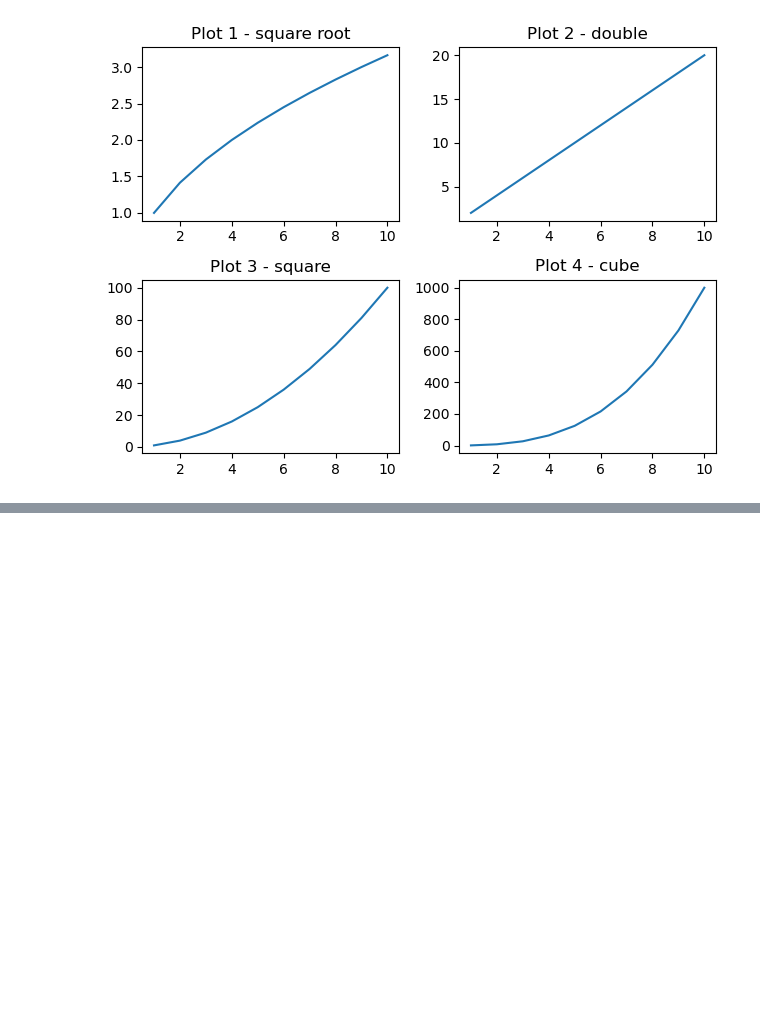
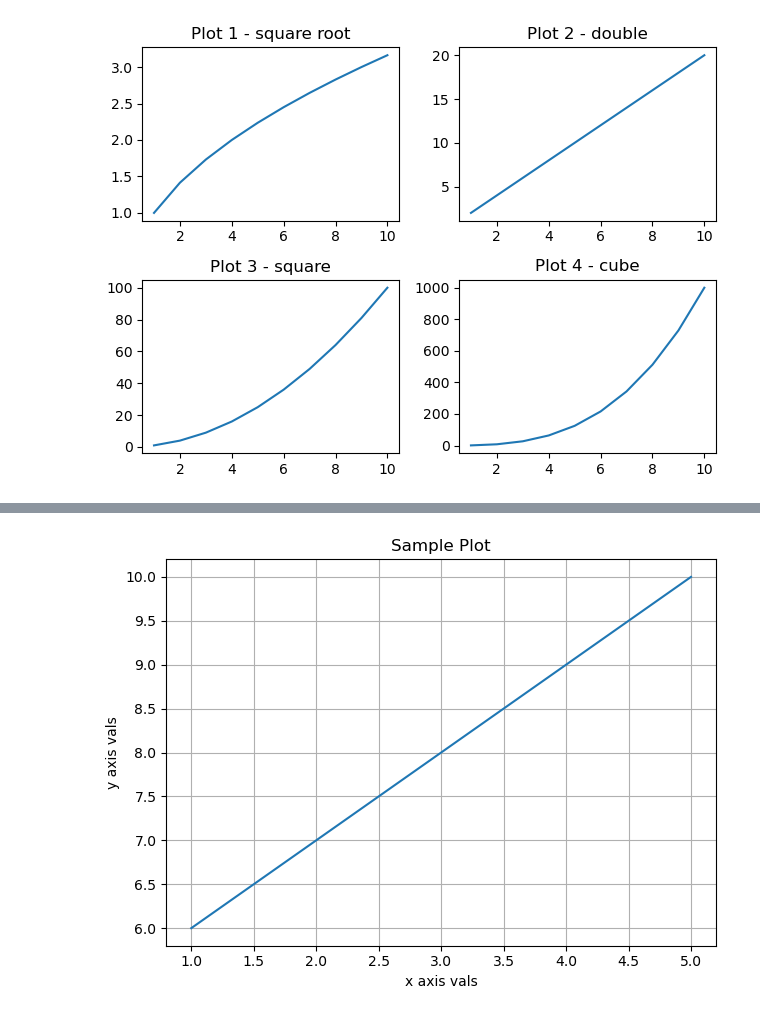
Before and after one commit to Devsbygayatri/AI-ML-Learning-Journey, a Jupyter notebook: matplotlib_tutorial.ipynb, the cells around one changed output, grey strips where cells are left out. Cells and saved outputs as stored; diff of their text form; code cells hidden in the pictures; blank space fills up the shorter version.

```diff
--- a/matplotlib_tutorial.ipynb
+++ b/matplotlib_tutorial.ipynb
@@ -524,0 +555,18 @@ plt.show()
+# %%
+# single plot using modern matplotlib
+
+fig, ax = plt.subplots()
+
+ax.plot([1, 2, 3, 4 , 5], [6, 7, 8, 9, 10]) # x, y axis
+
+ax.set(
+    title="Sample Plot",
+    xlabel="x axis vals",
+    ylabel="y axis vals"
+)
+
+ax.grid(True)
+
+fig.tight_layout() # 'fig' used for refering entire graph
+# %% [output]
+[figure, added]
```
Also changed, not shown: parts of 1 cell of this notebook.
